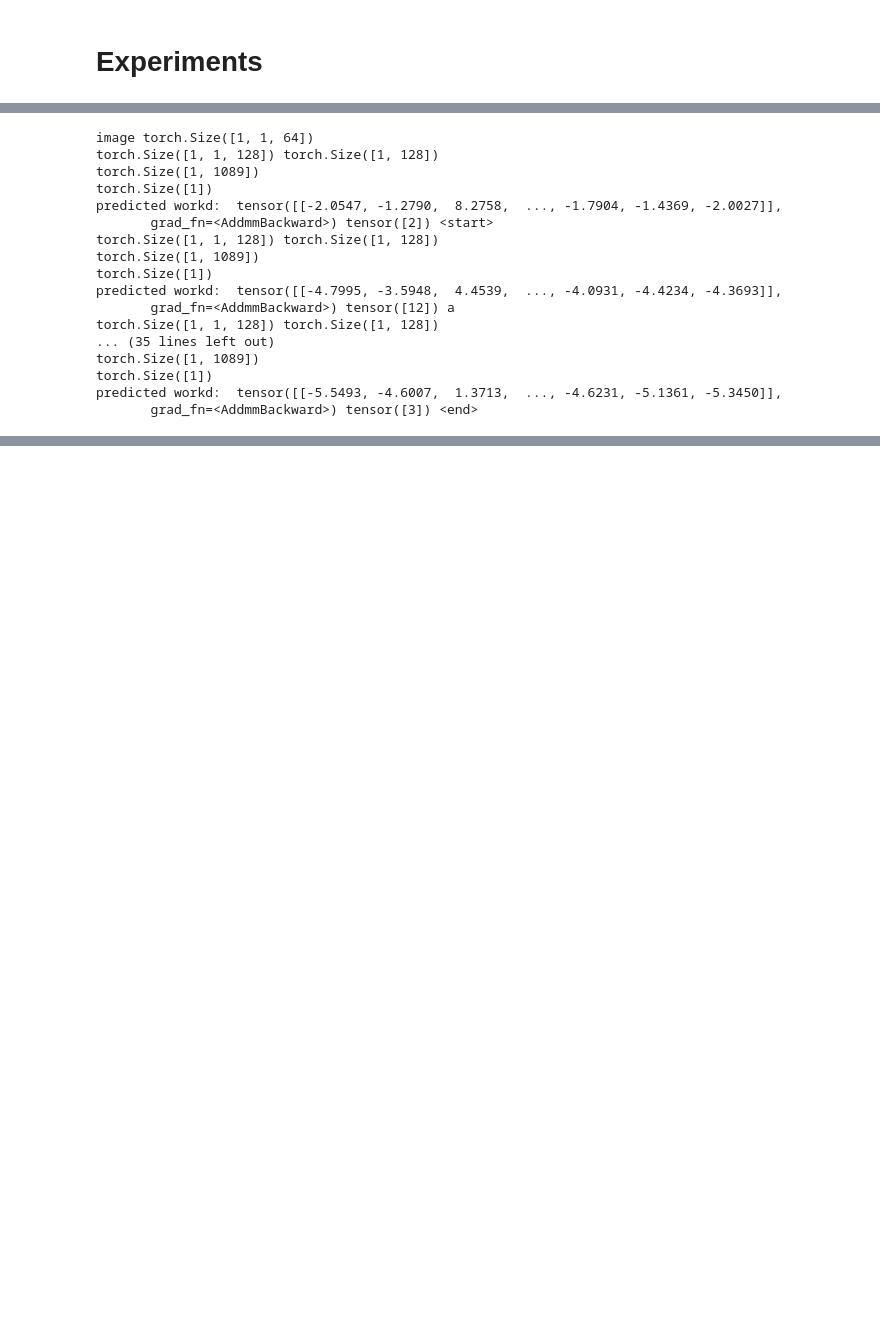
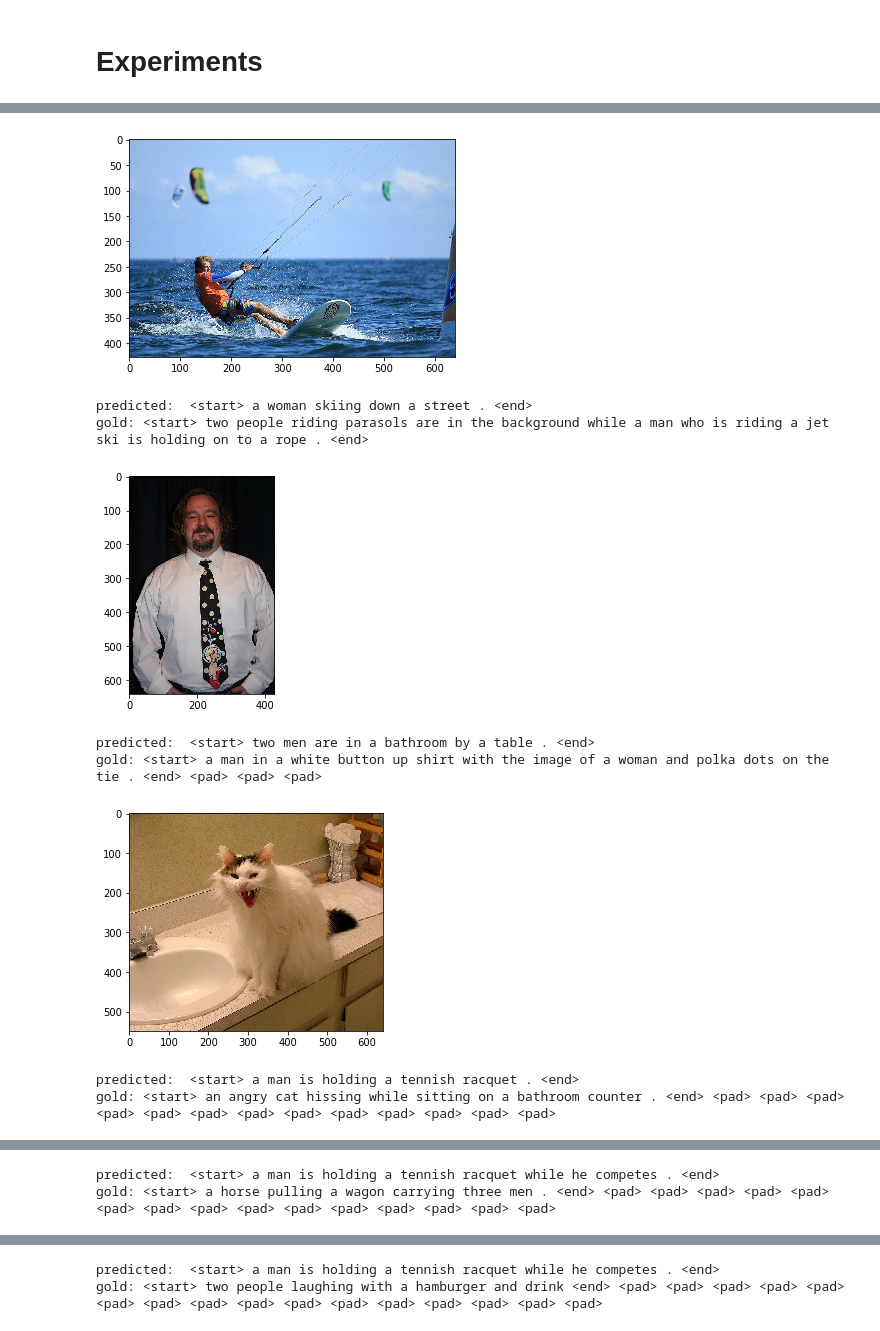
Before and after one commit to nsimsiri/Image-Captioning, a Jupyter notebook: notebooks/Experiment-Sandbox.ipynb, the cells around one changed output, grey strips where cells are left out. Drawn from its saved outputs; the diff is of its cells as text; code cells hidden in the pictures; blank space fills up the shorter version.

```diff
--- a/notebooks/Experiment-Sandbox.ipynb
+++ b/notebooks/Experiment-Sandbox.ipynb
@@ -126,21 +162,16 @@ ep=9 step=16 loss=4.329736560583115
 # %%
 from src.base_experiment import evaluate_model
-evaluate_model(net, train_loader, criterion, manager)
+val_loader   = manager.build_dataloader('val',
+                                        batch_size=5)
+# evaluate_model(net, train_loader, criterion, manager)
+evaluate_model(net, val_loader, criterion, manager)
 # %% [output]
+[figure, added]
-image torch.Size([1, 1, 64])
-torch.Size([1, 1, 128]) torch.Size([1, 128])
-torch.Size([1, 1089])
-torch.Size([1])
-predicted workd:  tensor([[-2.0547, -1.2790,  8.2758,  ..., -1.7904, -1.4369, -2.0027]],
-       grad_fn=<AddmmBackward>) tensor([2]) <start>
-torch.Size([1, 1, 128]) torch.Size([1, 128])
-torch.Size([1, 1089])
-torch.Size([1])
-predicted workd:  tensor([[-4.7995, -3.5948,  4.4539,  ..., -4.0931, -4.4234, -4.3693]],
-       grad_fn=<AddmmBackward>) tensor([12]) a
-torch.Size([1, 1, 128]) torch.Size([1, 128])
-... (35 lines left out)
-torch.Size([1, 1089])
-torch.Size([1])
-predicted workd:  tensor([[-5.5493, -4.6007,  1.3713,  ..., -4.6231, -5.1361, -5.3450]],
-       grad_fn=<AddmmBackward>) tensor([3]) <end>
+predicted:  <start> a woman skiing down a street . <end>
+gold: <start> two people riding parasols are in the background while a man who is riding a jet ski is holding on to a rope . <end>
+[figure, added]
+predicted:  <start> two men are in a bathroom by a table . <end>
+gold: <start> a man in a white button up shirt with the image of a woman and polka dots on the tie . <end> <pad> <pad> <pad>
+[figure, added]
+predicted:  <start> a man is holding a tennish racquet . <end>
+gold: <start> an angry cat hissing while sitting on a bathroom counter . <end> <pad> <pad> <pad> <pad> <pad> <pad> <pad> <pad> <pad> <pad> <pad> <pad> <pad>
@@ -146,0 +179,2 @@ predicted workd:  tensor([[-5.5493, -4.6007,  1.3713,  ..., -4.6231, -5.1361, -5
+predicted:  <start> a man is holding a tennish racquet while he competes . <end>
+gold: <start> a horse pulling a wagon carrying three men . <end> <pad> <pad> <pad> <pad> <pad> <pad> <pad> <pad> <pad> <pad> <pad> <pad> <pad> <pad> <pad>
@@ -146,0 +182,2 @@ predicted workd:  tensor([[-5.5493, -4.6007,  1.3713,  ..., -4.6231, -5.1361, -5
+predicted:  <start> a man is holding a tennish racquet while he competes . <end>
+gold: <start> two people laughing with a hamburger and drink <end> <pad> <pad> <pad> <pad> <pad> <pad> <pad> <pad> <pad> <pad> <pad> <pad> <pad> <pad> <pad> <pad>
```
Also changed, not shown: parts of 6 cells of this notebook, 3 other files.
